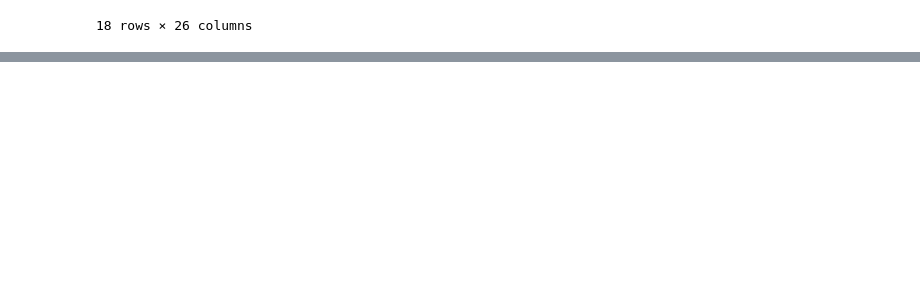
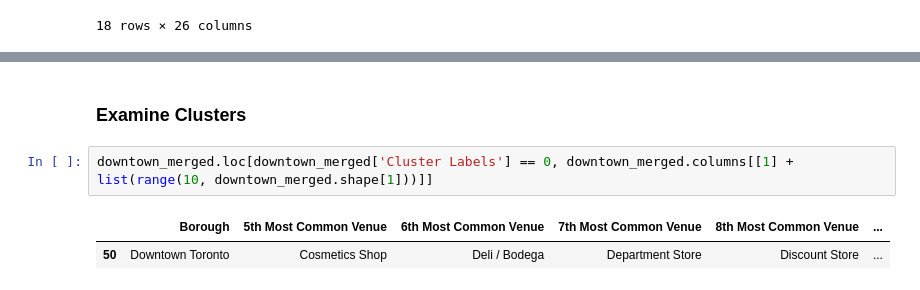
Before and after one commit to phyhuhu/Coursera_Capstone, a Jupyter notebook: Capstone_week3.ipynb, the cells around one changed output, grey strips where cells are left out. Saved outputs shown, nothing was run; the diff lists cells and outputs as text; blank space fills up the shorter version.

```diff
--- a/Capstone_week3.ipynb
+++ b/Capstone_week3.ipynb
@@ -620,3 +634,10 @@ for lat, lon, poi, cluster in zip(downtown_merged['Latitude'], downtown_merged['
 map_clusters
 # %% [output]
 [interactive output not drawn]
+# %% [markdown]
+### Examine Clusters
+# %%
+downtown_merged.loc[downtown_merged['Cluster Labels'] == 0, downtown_merged.columns[[1] + list(range(10, downtown_merged.shape[1]))]]
+# %% [output]
+|  | Borough | 5th Most Common Venue | 6th Most Common Venue | 7th Most Common Venue | 8th Most Common Venue | ... |
+| 50 | Downtown Toronto | Cosmetics Shop | Deli / Bodega | Department Store | Discount Store | ... |
```
Also changed, not shown: parts of 17 cells of this notebook.
